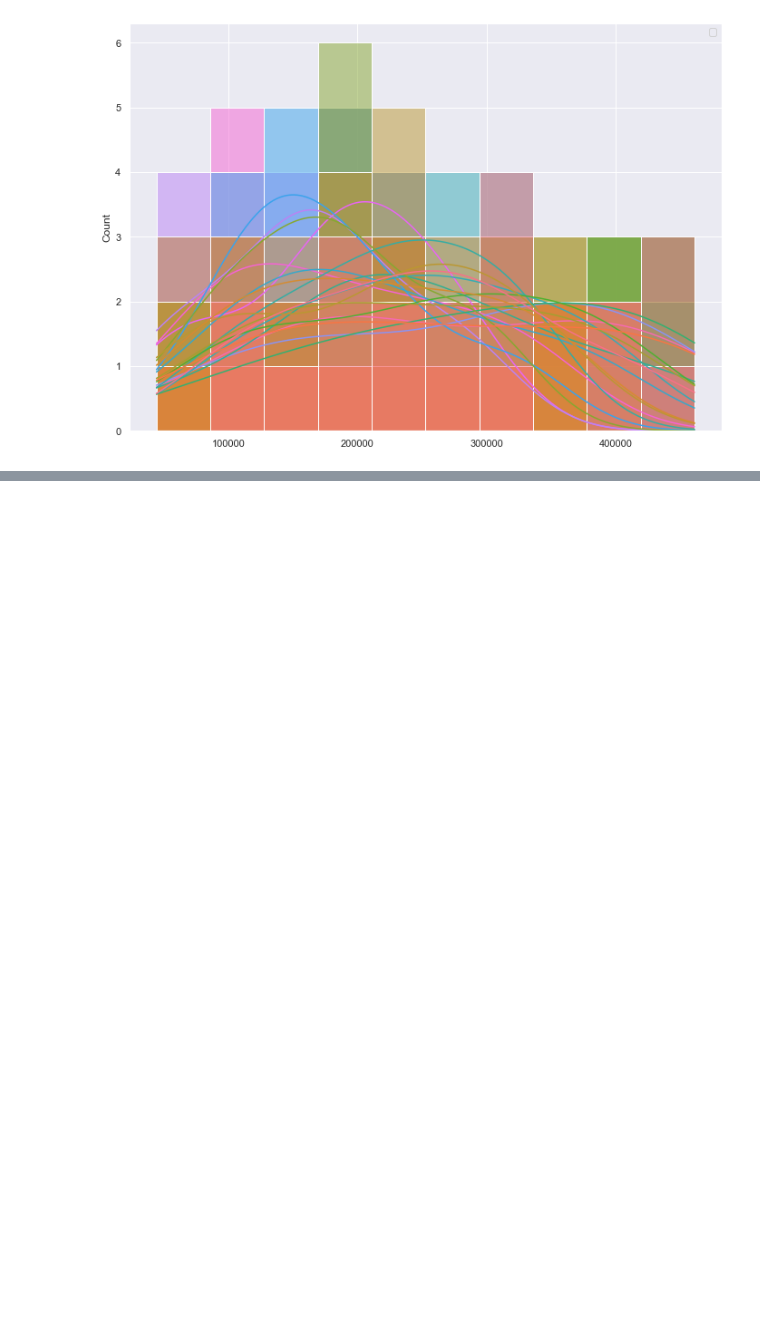
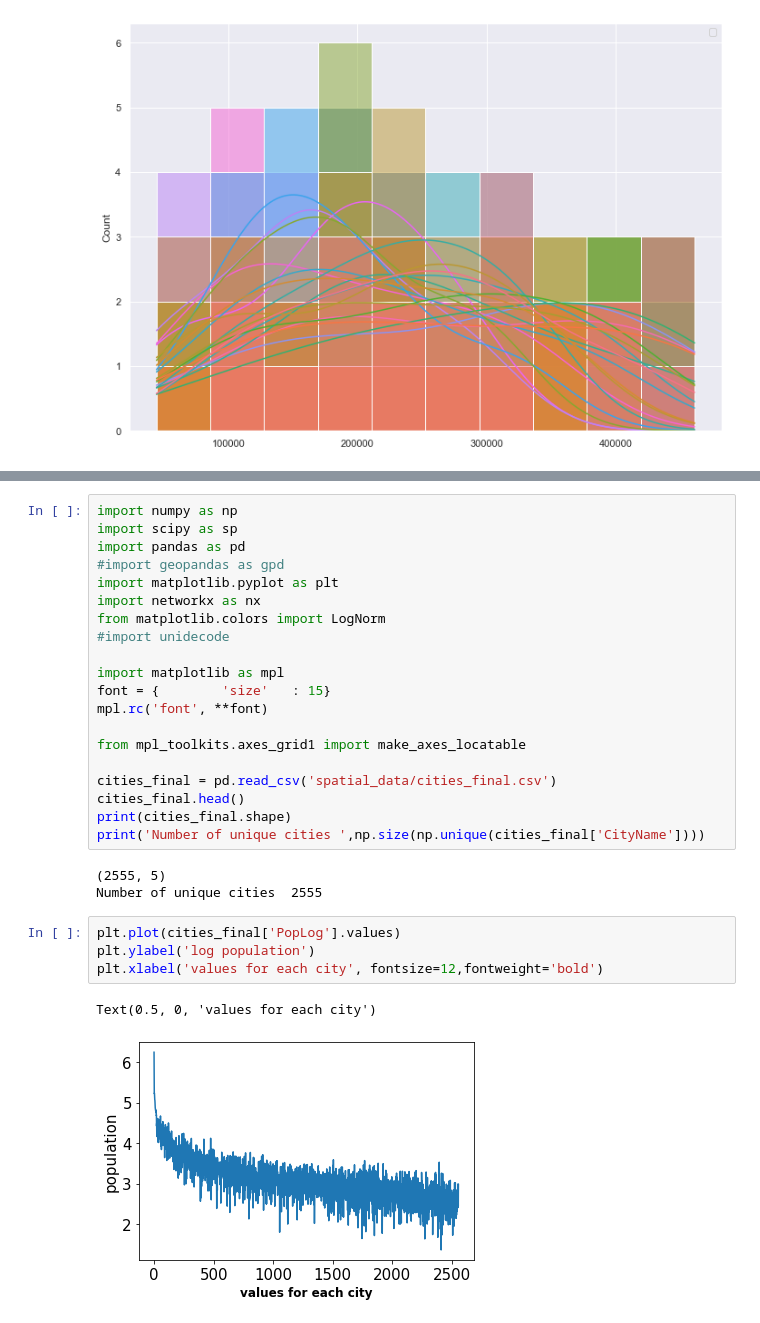
Before and after one commit to yasamanasgarii/wwcs-2022-memory-of-social-connections, a Jupyter notebook: spatial_data/spatial_data_preliminary_analysis.ipynb, the cells around one changed output, grey strips where cells are left out. Drawn from its saved outputs; the diff is of its cells as text; blank space fills up the shorter version.

```diff
--- a/spatial_data/spatial_data_preliminary_analysis.ipynb
+++ b/spatial_data/spatial_data_preliminary_analysis.ipynb
@@ -142,0 +86,30 @@ for (i,j) in edges: # use double loop or go through all edges
+# %%
+import numpy as np
+import scipy as sp
+import pandas as pd
+#import geopandas as gpd
+import matplotlib.pyplot as plt
+import networkx as nx
+from matplotlib.colors import LogNorm
+#import unidecode
+
+import matplotlib as mpl
+font = {        'size'   : 15}
+mpl.rc('font', **font)
+
+from mpl_toolkits.axes_grid1 import make_axes_locatable
+
+cities_final = pd.read_csv('spatial_data/cities_final.csv')
+cities_final.head()
+print(cities_final.shape)
+print('Number of unique cities ',np.size(np.unique(cities_final['CityName'])))
+# %% [output]
+(2555, 5)
+Number of unique cities  2555
+# %%
+plt.plot(cities_final['PopLog'].values)
+plt.ylabel('log population')
+plt.xlabel('values for each city', fontsize=12,fontweight='bold')
+# %% [output]
+Text(0.5, 0, 'values for each city')
+[figure, added]
```
Also changed, not shown: parts of 14 cells of this notebook.
